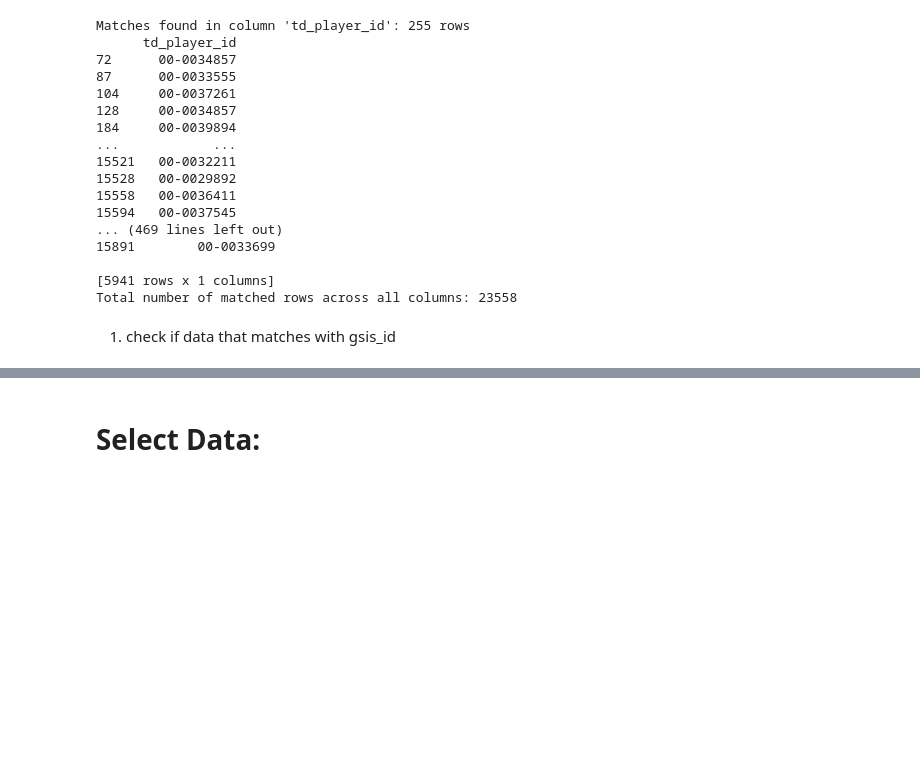
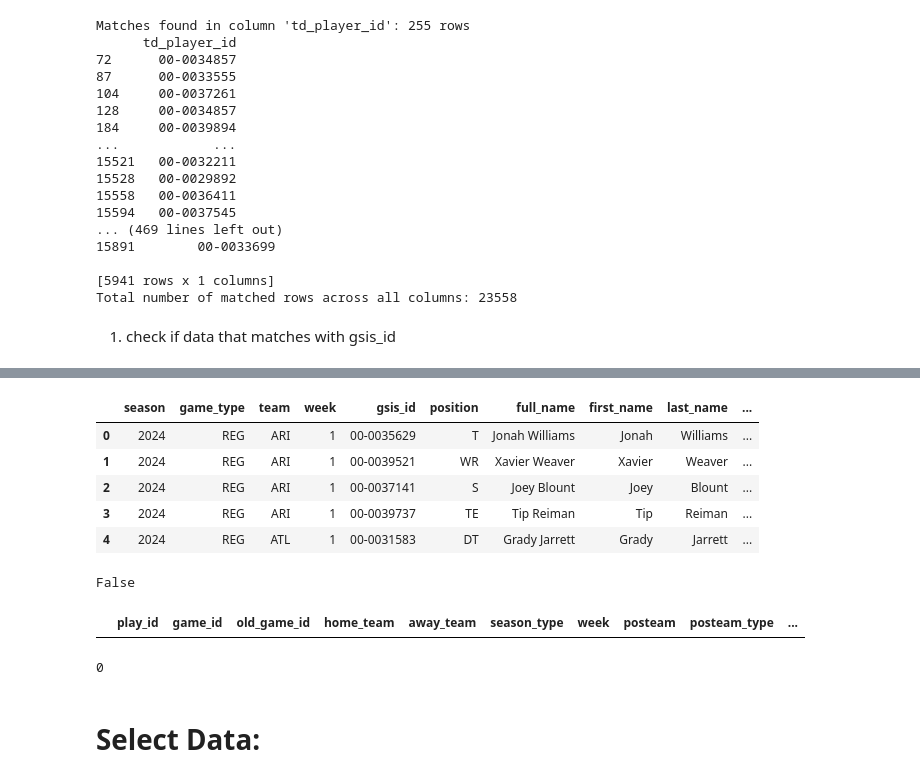
Before and after one commit to DiyaPrasanth20/NFL_Analysis, a Jupyter notebook: DataPrep.ipynb, the cells around one changed output, grey strips where cells are left out. Saved outputs shown, nothing was run; the diff lists cells and outputs as text; code cells hidden in the pictures; blank space fills up the shorter version.

```diff
--- a/DataPrep.ipynb
+++ b/DataPrep.ipynb
@@ -211,0 +235,9 @@ Total number of matched rows across all columns: 23558
+# %%
+injury_df.head()
+# %% [output]
+|  | season | game_type | team | week | gsis_id | position | full_name | first_name | last_name | ... |
+| 0 | 2024 | REG | ARI | 1 | 00-0035629 | T | Jonah Williams | Jonah | Williams | ... |
+| 1 | 2024 | REG | ARI | 1 | 00-0039521 | WR | Xavier Weaver | Xavier | Weaver | ... |
+| 2 | 2024 | REG | ARI | 1 | 00-0037141 | S | Joey Blount | Joey | Blount | ... |
+| 3 | 2024 | REG | ARI | 1 | 00-0039737 | TE | Tip Reiman | Tip | Reiman | ... |
+| 4 | 2024 | REG | ATL | 1 | 00-0031583 | DT | Grady Jarrett | Grady | Jarrett | ... |
@@ -211,0 +246,7 @@ Total number of matched rows across all columns: 23558
+# %%
+# Check if any cell contains 'string'
+contains_string = test.applymap(lambda x: 'Chark' in str(x)).any().any()
+
+print(contains_string)  # True if any cell contains 'string', otherwise False
+# %% [output]
+False
@@ -212,3 +277,11 @@ Total number of matched rows across all columns: 23558
+# %%
+valid_df
+# %% [output]
+|  | play_id | game_id | old_game_id | home_team | away_team | season_type | week | posteam | posteam_type | ... |
+# %%
+len(valid_df) # There are 0 valid rows where the injury for a player is recorded after a play involving a player
+# %% [output]
+0
 # %% [markdown]
 # Select Data:
 # %% [markdown]
```
Also changed, not shown: parts of 6 cells of this notebook, 4 other files.
